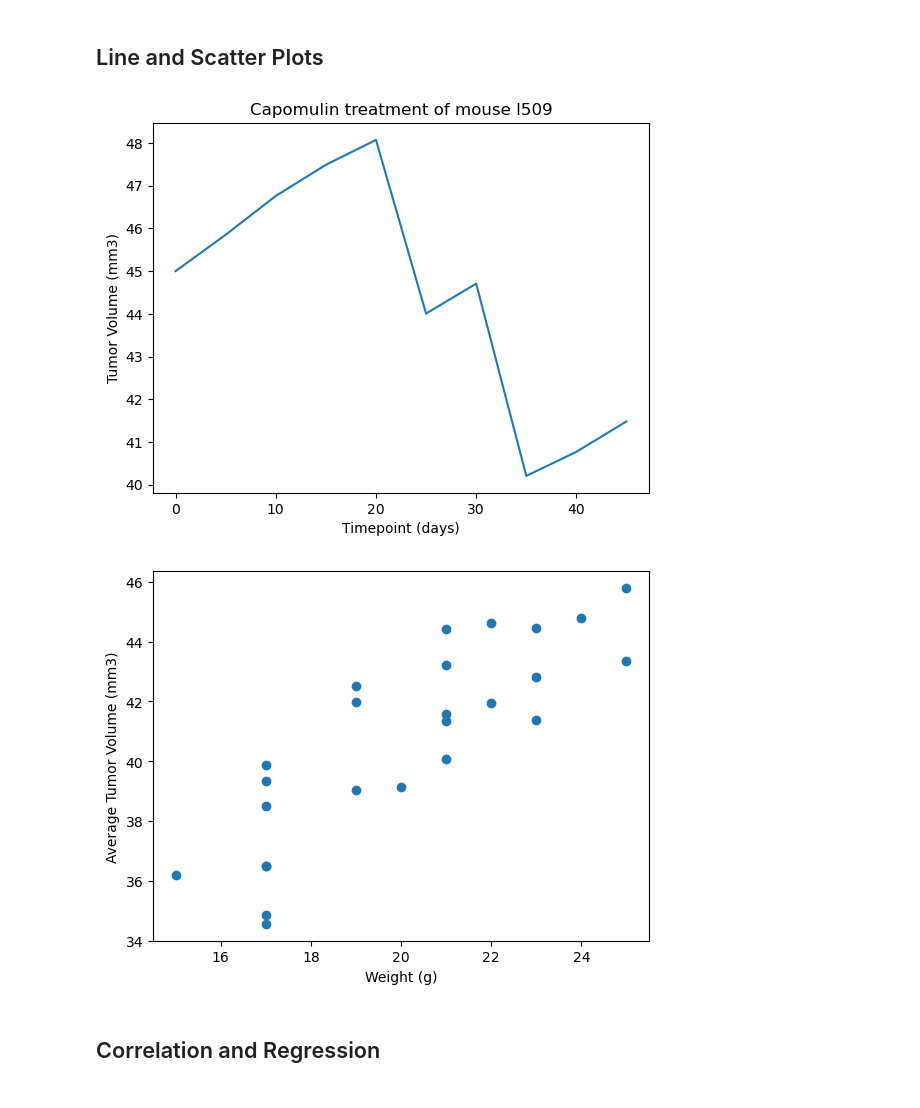
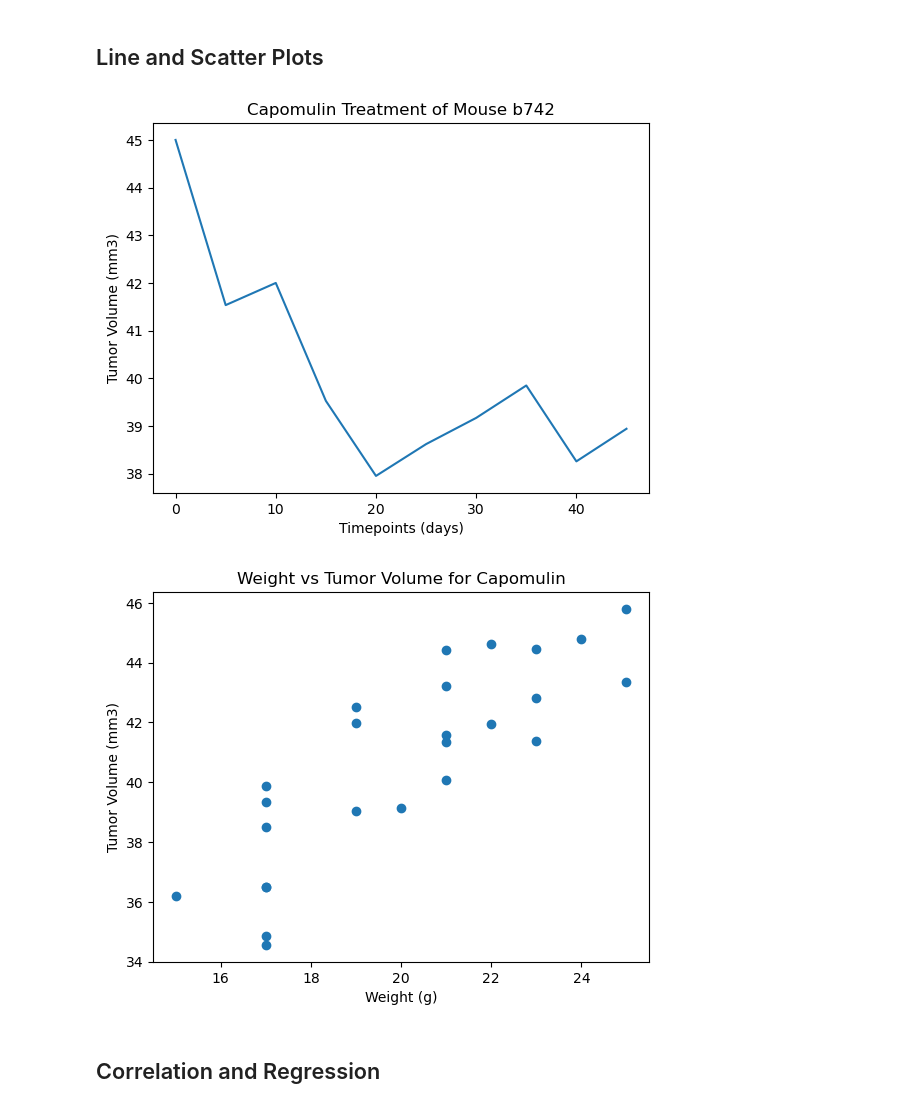
Before and after one commit to vokouns/matplotlib_challenge, a Jupyter notebook: Pymaceuticals/pymaceuticals_starter_turnin.ipynb, the cells around one changed output. Drawn from its saved outputs; the diff is of its cells as text; code cells hidden in the pictures.

```diff
--- a/Pymaceuticals/pymaceuticals_starter_turnin.ipynb
+++ b/Pymaceuticals/pymaceuticals_starter_turnin.ipynb
@@ -224,12 +294,30 @@ Ceftamin's potential outliers: Series([], Name: Tumor Volume (mm3), dtype: float
 ## Line and Scatter Plots
 # %%
 # Generate a line plot of tumor volume vs. time point for a single mouse treated with Capomulin
+capo = removed_duplicate_df[removed_duplicate_df["Drug Regimen"] == "Capomulin"]
+mousedata = capo[capo["Mouse ID"] == "b742"]
+
+plt.plot(mousedata["Timepoint"], mousedata["Tumor Volume (mm3)"])
+plt.ylabel("Tumor Volume (mm3)")
+plt.xlabel("Timepoints (days)")
+plt.title("Capomulin Treatment of Mouse b742")
+plt.show()
 # %% [output]
-[figure, old version]
+[figure, new version]
 # %%
 # Generate a scatter plot of mouse weight vs. the average observed tumor volume for the entire Capomulin regimen
+capo = removed_duplicate_df[removed_duplicate_df["Drug Regimen"] == "Capomulin"]
+capo_mean = capo.groupby(["Mouse ID"]).mean(numeric_only=True)
+capo_weight = capo_mean["Weight (g)"]
+capo_tumvol = capo_mean["Tumor Volume (mm3)"]
+
+plt.scatter(capo_weight, capo_tumvol)
+plt.ylabel("Tumor Volume (mm3)")
+plt.xlabel("Weight (g)")
+plt.title("Weight vs Tumor Volume for Capomulin")
+plt.show()
 # %% [output]
-[figure, old version]
+[figure, new version]
 # %% [markdown]
 ## Correlation and Regression
 # %%
```
Also changed, not shown: parts of 13 cells of this notebook.
